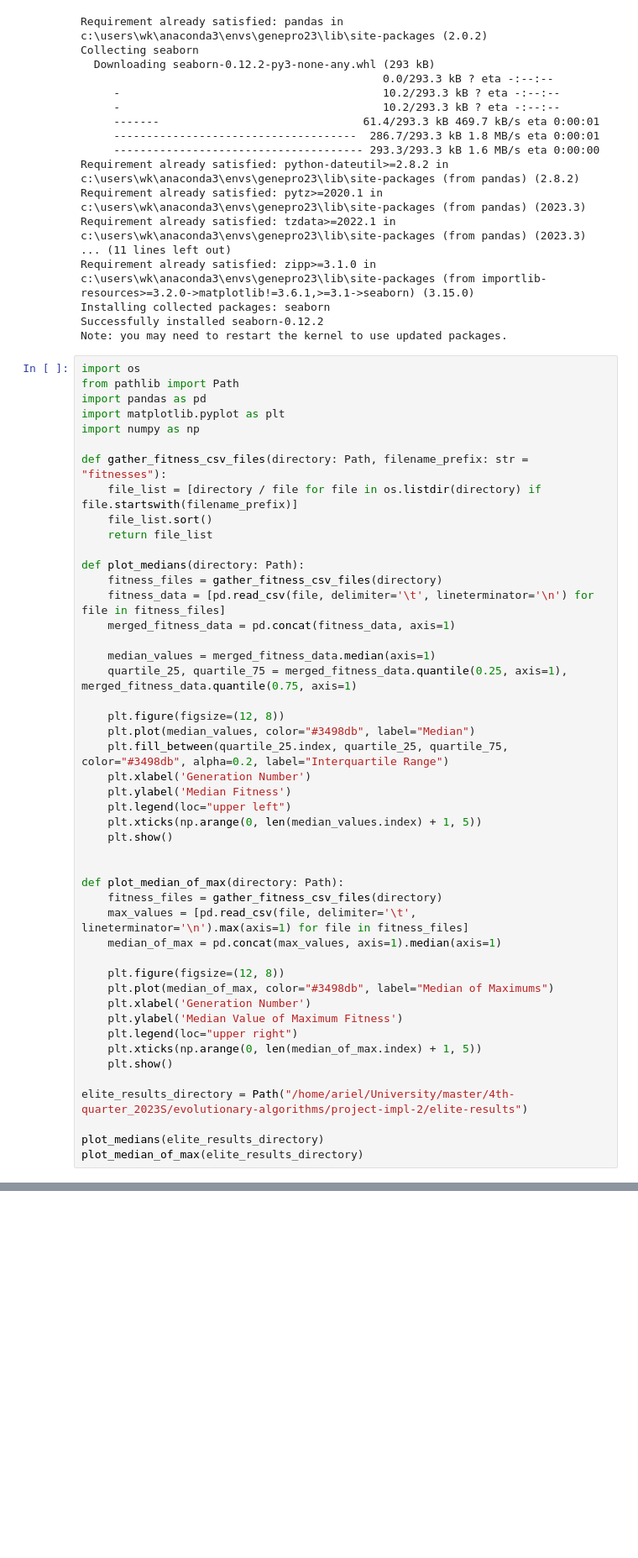
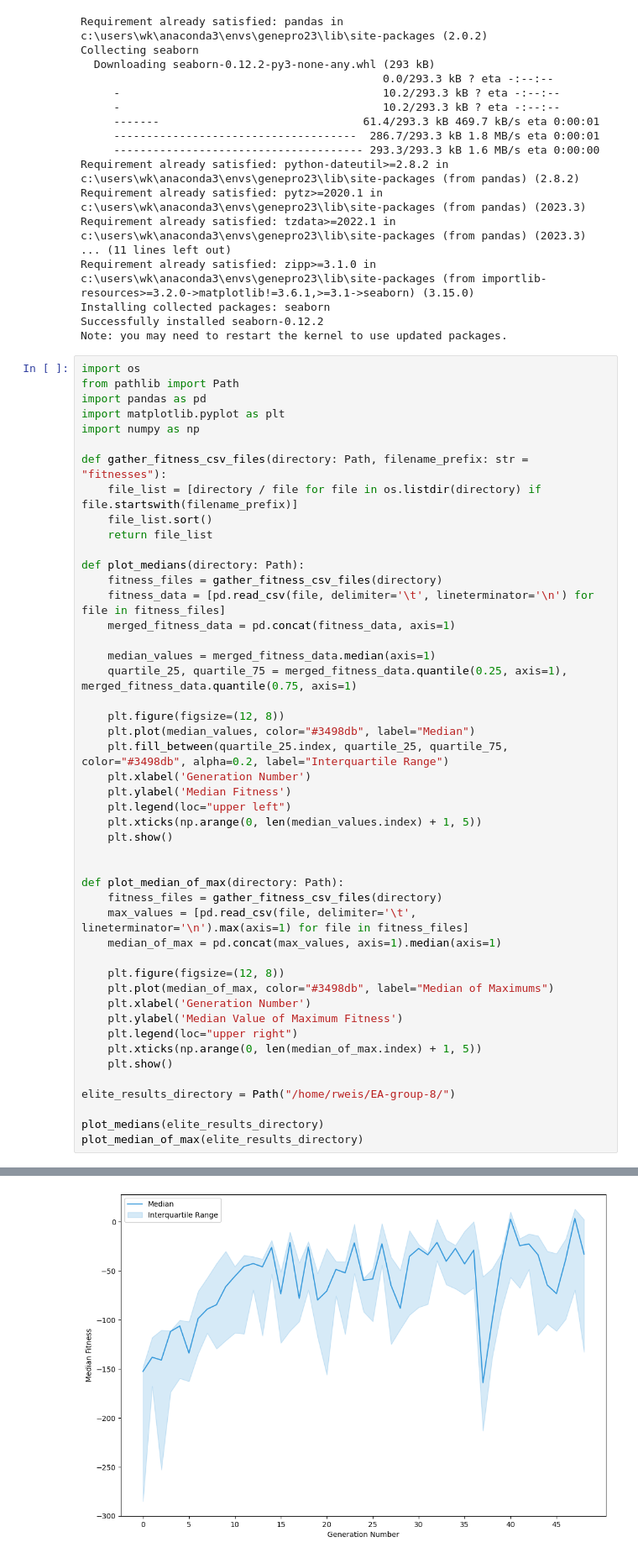
Before and after one commit to justanotherariel/EA-group-8, a Jupyter notebook: plots.ipynb, the cells around one changed output, grey strips where cells are left out. Shown at 84% size. Saved outputs shown, nothing was run; the diff lists cells and outputs as text; blank space fills up the shorter version.

Commit message:
change plot funcs

```diff
--- a/plots.ipynb
+++ b/plots.ipynb
@@ -61,7 +61,7 @@ def plot_median_of_max(directory: Path):
     plt.xticks(np.arange(0, len(median_of_max.index) + 1, 5))
     plt.show()
 
-elite_results_directory = Path("/home/ariel/University/master/4th-quarter_2023S/evolutionary-algorithms/project-impl-2/elite-results")
+elite_results_directory = Path("/home/rweis/EA-group-8/")
 
 plot_medians(elite_results_directory)
 plot_median_of_max(elite_results_directory)
@@ -69,0 +69 @@ FileNotFoundError: [WinError 3] Het systeem kan het opgegeven pad niet vinden: '
+[figure, added]
```
Also changed, not shown: parts of 2 cells of this notebook, 1 other file.
